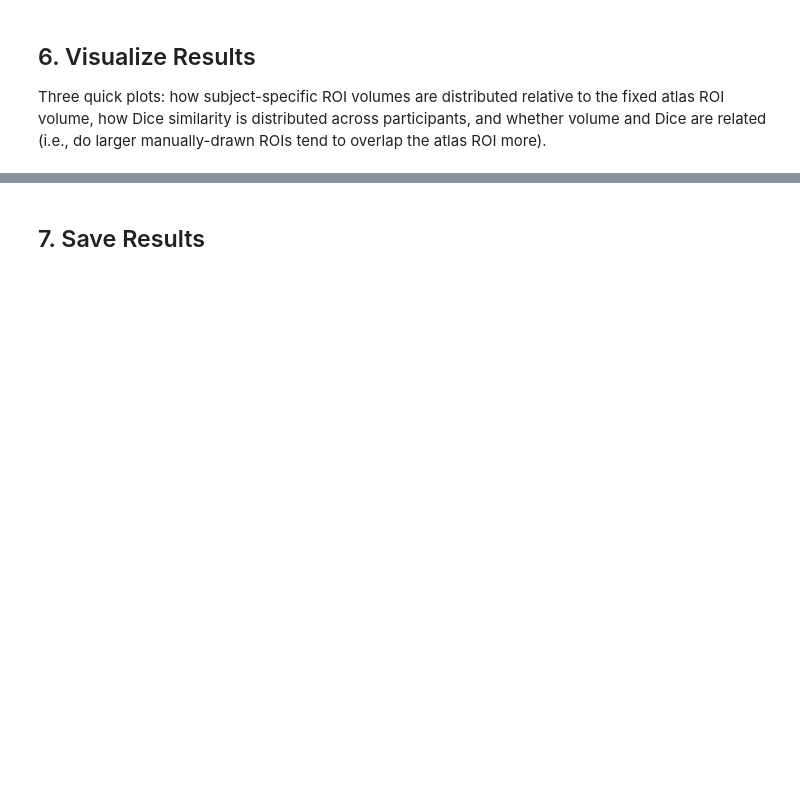
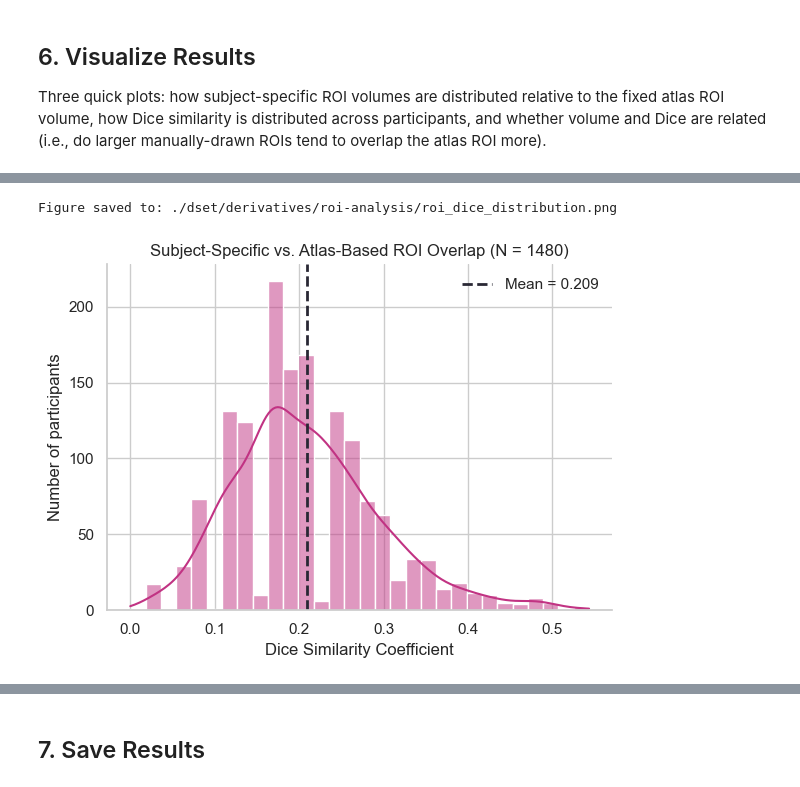
Before and after one commit to chlohamp/habenula-comparison, a Jupyter notebook: 2ai-roi-comparison.ipynb, the cells around one changed output, grey strips where cells are left out. Saved outputs shown, nothing was run; the diff lists cells and outputs as text; code cells hidden in the pictures; blank space fills up the shorter version.

```diff
--- a/2ai-roi-comparison.ipynb
+++ b/2ai-roi-comparison.ipynb
@@ -252,0 +241,22 @@ Figure saved to: ./dset/derivatives/roi-analysis/roi_comparison_plots.png
+# %%
+# --- Dice coefficient distribution ---
+fig, ax = plt.subplots(figsize=(6, 4.5))
+sns.histplot(
+    df_results["dice"], bins=30, kde=True, color="#C13383", edgecolor="white", ax=ax,
+)
+ax.axvline(df_results["dice"].mean(), color="#292834", linestyle="--", linewidth=2,
+           label=f"Mean = {df_results['dice'].mean():.3f}")
+ax.set_xlabel("Dice Similarity Coefficient")
+ax.set_ylabel("Number of participants")
+ax.set_title(f"Subject-Specific vs. Atlas-Based ROI Overlap (N = {len(df_results)})")
+ax.legend(frameon=False)
+sns.despine(ax=ax)
+fig.tight_layout()
+
+fig_path = op.join(output_dir, "roi_dice_distribution.png")
+fig.savefig(fig_path, dpi=300, bbox_inches="tight")
+print(f"Figure saved to: {fig_path}")
+plt.show()
+# %% [output]
+Figure saved to: ./dset/derivatives/roi-analysis/roi_dice_distribution.png
+[figure, added]
```
Also changed, not shown: parts of 3 cells of this notebook, 6 other files.
